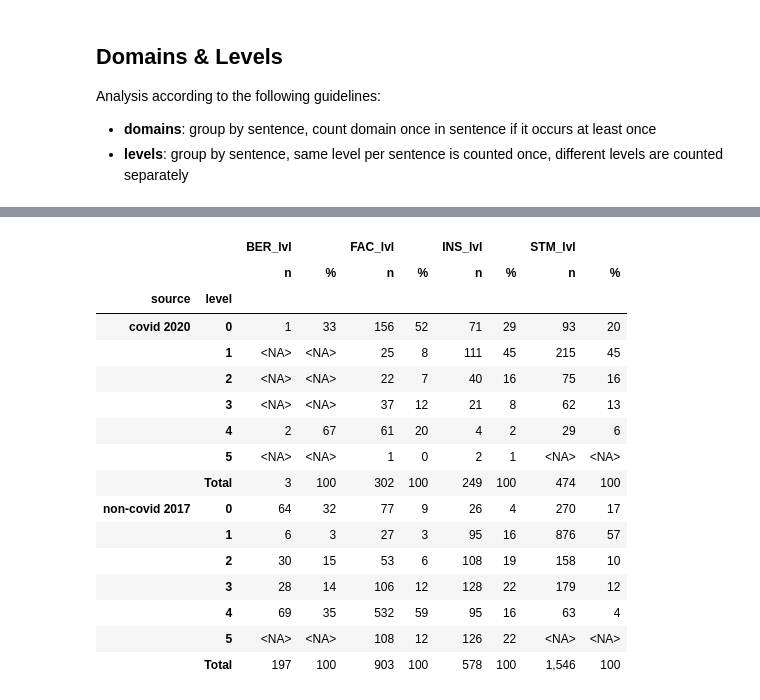
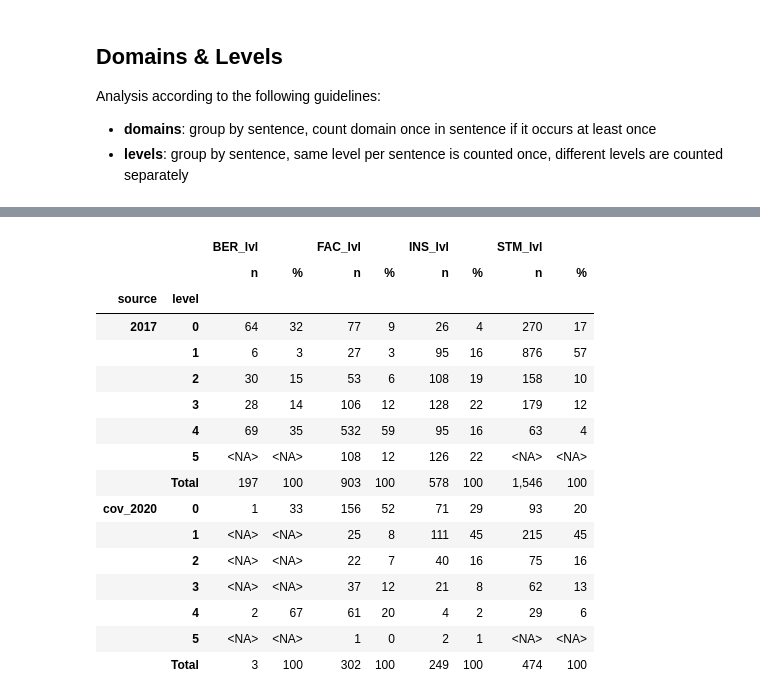
Before and after one commit to cltl/a-proof-zonmw, a Jupyter notebook: nb_data_analysis/annot_pilot.ipynb, the cells around one changed output, grey strips where cells are left out. Drawn from its saved outputs; the diff is of its cells as text; code cells hidden in the pictures.

```diff
--- a/nb_data_analysis/annot_pilot.ipynb
+++ b/nb_data_analysis/annot_pilot.ipynb
@@ -119,2 +120,4 @@ path = PATHS.getpath('data_expr_july')
 # %%
+path = PATHS.getpath('data_expr_sept')
 noncov = pd.read_pickle(path / 'pilot_noncov_parsed.pkl')
+cov = pd.read_pickle(path / 'pilot_cov_parsed.pkl')
@@ -125,9 +124,9 @@ cov = pd.read_pickle(path / 'pilot_cov_parsed.pkl')
 # %% [markdown]
 # Stats
 # %%
-total = noncov.assign(source='non-covid 2017'
+df = noncov.assign(source='2017'
 ).append(
-    cov.assign(source='covid 2020'), ignore_index=True
+    cov.assign(source='cov_2020'), ignore_index=True
 )
 del noncov
 del cov
@@ -164,10 +163 @@ total.pivot_table(
 | Total | 5,064 | 433 | 4,631 | 9.0 |
-# %%
-caption = "A-PROOF pilot: Number of sentences per note"
-label = "pilot_annot_sent_per_note"
-
-s = total.groupby(['source', 'NotitieID']).sen_id.nunique()
-by_source = s.groupby(level=0)
-by_source.agg(['mean', 'median', 'min', 'max']).astype(int).append(
-    s.agg(['mean', 'median', 'min', 'max']).astype(int).rename('Total')
-).pipe(show_latex, caption=caption, label=label)
@@ -185,6 +169,6 @@ Analysis according to the following guidelines:
 - **domains**: group by sentence, count domain once in sentence if it occurs at least once
 - **levels**: group by sentence, same level per sentence is counted once, different levels are counted separately
 # %%
-domains = ['STM', 'INS', 'FAC', 'BER',]
-rows_with_domain = total.loc[total[domains].notna().any(axis=1)]
+domains = ['BER', 'FAC', 'INS', 'STM']
+rows_with_domain = df.loc[df[domains].notna().any(axis=1)]
 domain_totals_per_sen_id = rows_with_domain.groupby(['source', 'sen_id'])[domains].any()
@@ -217,45 +238,45 @@ n_labels.pipe(add_colname, 'n').join(
 # %%
 caption = "A-PROOF pilot: Distribution of levels per domain"
 label = "pilot_annot_levels"
 
 stats = []
 for lvl in [f"{i}_lvl" for i in domains]:
-    notna = total.loc[total[lvl].notna()]
+    notna = df.loc[df[lvl].notna()]
     stat = notna.groupby(['source', 'sen_id'])[lvl].apply(lambda s: {i for i in s if i==i})
     stat = stat.explode().groupby(level=0).value_counts()
     stats.append(stat)
 table = pd.concat(stats, axis=1)
 table.index = pd.MultiIndex.from_tuples([(i,int(j)) for i,j in table.index])
 sums = table.groupby(level=0).sum()
 sums.index = pd.MultiIndex.from_tuples([(i, 'Total') for i in sums.index])
 table = pd.concat([table, sums]).sort_index(level=0)
 
 prcs = table.div(sums.xs('Total', level=1), axis=1, level=0).mul(100).round()
 pd.concat(
     [table, prcs], keys=['n', '%'], axis=1
 ).rename_axis(['source', 'level']
 ).swaplevel(axis=1
 ).sort_index(axis=1, level=[0,1], ascending=[True,False]
 ).astype('Int64'
 ).pipe(show_latex, caption=caption, label=label)
 # %% [output]
 |  |  | BER_lvl |  | FAC_lvl |  | INS_lvl |  | STM_lvl |  |
 |  |  | n | % | n | % | n | % | n | % |
 | source | level |  |  |  |  |  |  |  |  |
-| covid 2020 | 0 | 1 | 33 | 156 | 52 | 71 | 29 | 93 | 20 |
+| 2017 | 0 | 64 | 32 | 77 | 9 | 26 | 4 | 270 | 17 |
+|  | 1 | 6 | 3 | 27 | 3 | 95 | 16 | 876 | 57 |
+|  | 2 | 30 | 15 | 53 | 6 | 108 | 19 | 158 | 10 |
+|  | 3 | 28 | 14 | 106 | 12 | 128 | 22 | 179 | 12 |
+|  | 4 | 69 | 35 | 532 | 59 | 95 | 16 | 63 | 4 |
+|  | 5 | <NA> | <NA> | 108 | 12 | 126 | 22 | <NA> | <NA> |
+|  | Total | 197 | 100 | 903 | 100 | 578 | 100 | 1,546 | 100 |
+| cov_2020 | 0 | 1 | 33 | 156 | 52 | 71 | 29 | 93 | 20 |
 |  | 1 | <NA> | <NA> | 25 | 8 | 111 | 45 | 215 | 45 |
 |  | 2 | <NA> | <NA> | 22 | 7 | 40 | 16 | 75 | 16 |
 |  | 3 | <NA> | <NA> | 37 | 12 | 21 | 8 | 62 | 13 |
 |  | 4 | 2 | 67 | 61 | 20 | 4 | 2 | 29 | 6 |
 |  | 5 | <NA> | <NA> | 1 | 0 | 2 | 1 | <NA> | <NA> |
 |  | Total | 3 | 100 | 302 | 100 | 249 | 100 | 474 | 100 |
-| non-covid 2017 | 0 | 64 | 32 | 77 | 9 | 26 | 4 | 270 | 17 |
-|  | 1 | 6 | 3 | 27 | 3 | 95 | 16 | 876 | 57 |
-|  | 2 | 30 | 15 | 53 | 6 | 108 | 19 | 158 | 10 |
-|  | 3 | 28 | 14 | 106 | 12 | 128 | 22 | 179 | 12 |
-|  | 4 | 69 | 35 | 532 | 59 | 95 | 16 | 63 | 4 |
-|  | 5 | <NA> | <NA> | 108 | 12 | 126 | 22 | <NA> | <NA> |
-|  | Total | 197 | 100 | 903 | 100 | 578 | 100 | 1,546 | 100 |
 # %%
 prefix = 'pilot_annot'
 for idx, table in enumerate(TABLES):
```
Also changed, not shown: parts of 13 cells of this notebook.
